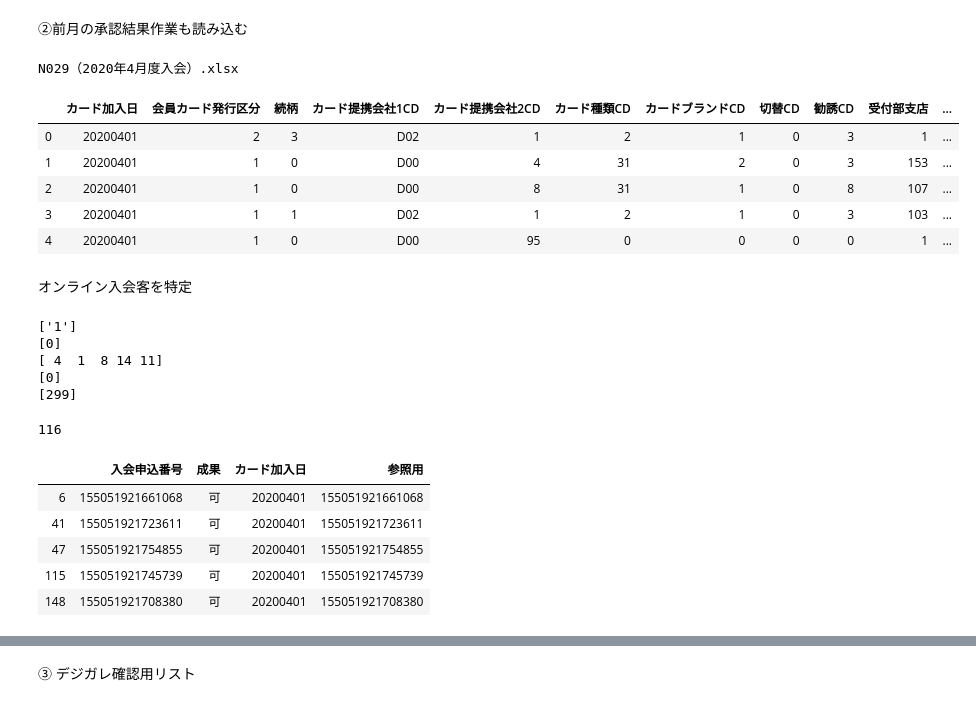
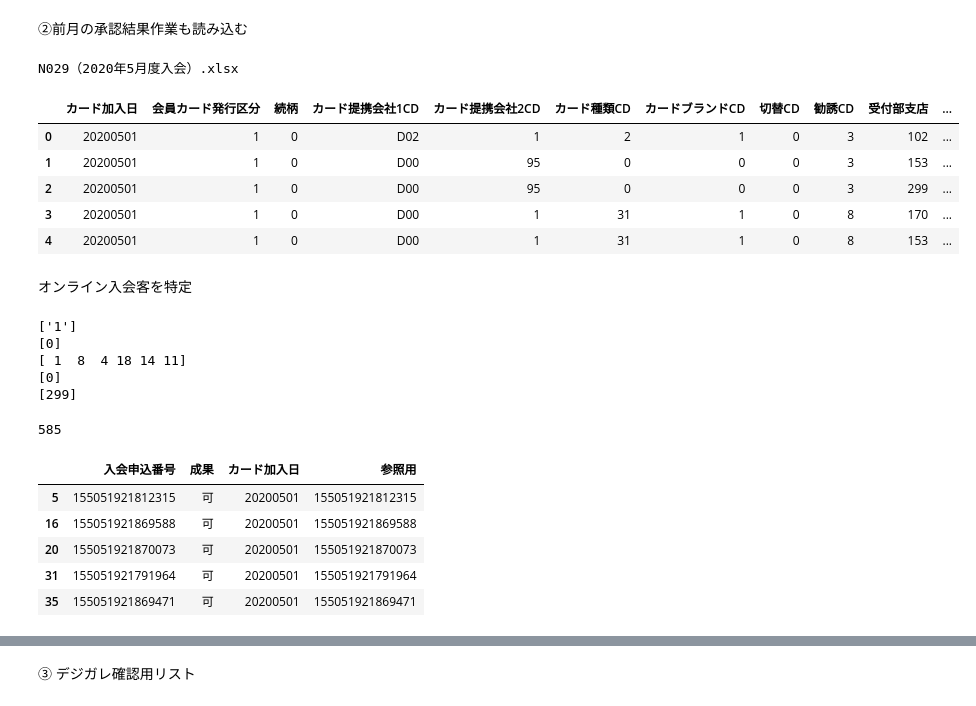
Before and after one commit to yakada/pandas_tutorial, a Jupyter notebook: data/アフィリエイト広告成果確定.ipynb, the cells around one changed output, grey strips where cells are left out. Drawn from its saved outputs; the diff is of its cells as text; code cells hidden in the pictures.

```diff
--- a/data/アフィリエイト広告成果確定.ipynb
+++ b/data/アフィリエイト広告成果確定.ipynb
@@ -31,20 +31,21 @@ import pandas as pd
 pd.set_option('display.max_columns', 100)
 # %%
 #ディレクトリ
-data_dir = Path("C:/Users/yakad\Documents/Yusuke_Akada_Jupyter_Notebook-master/file")
+data_dir = Path(r"C:\Users\crie072\Documents\21_Online")
+
 
 #承認月
 approval_month = "6月"
 
 #Input_file
 #①承認リスト（当月分）
-input_file_1 = "N029（2020年5月度入会）.xlsx"
+input_file_1 = "N029（2020年6月入会：6月19日承認分まで）.xlsx"
 
 #②承認リスト（前月分）
-input_file_2 = "N029（2020年4月度入会）.xlsx"
+input_file_2 = "N029（2020年5月度入会）.xlsx"
 
 #③ デジガレ確認用リスト
-input_file_3 = "20200524〆【JFRカード御中】成果データ&問い合わせ.xlsx"
+input_file_3 = "20200621〆【JFRカード御中】成果データ&問い合わせ.xlsx"
 
 #④ 累積承認リスト
 input_file_4 = "アフィリエイト広告_累積承認者リスト.xlsx"
@@ -53,9 +54,11 @@ input_file_4 = "アフィリエイト広告_累積承認者リスト.xlsx"
 #①オンライン承認リスト
 output_file_1 = f"online_{today_yyyymmdd}"
 print("Output①⇒",output_file_1)
+
 #②アフィリエイト月次成果承認確定リスト
 output_file_2 = f"確認済み成果データ_{today_yyyymmdd}"
 print("Output②⇒",output_file_2)
+
 #③アフィリエイト広告_承認者リスト_累積
 output_file_3 = f"アフィリエイト広告_承認者リスト_{today_yyyymmdd}"
 print("Output③⇒",output_file_3)
@@ -151,16 +154,16 @@ df_tmp.to_csv(data_dir /f"{output_file_1}.csv", index=False,header=True,encoding
 # %%
 print(input_file_2)
 
-df_pre = pd.read_excel(data_dir/f"{input_file_2}")
+df_pre = pd.read_excel(data_dir /r"input"/f"{input_file_2}")
 df_pre.head()
 # %% [output]
-N029（2020年4月度入会）.xlsx
+N029（2020年5月度入会）.xlsx
 |  | カード加入日 | 会員カード発行区分 | 続柄 | カード提携会社1CD | カード提携会社2CD | カード種類CD | カードブランドCD | 切替CD | 勧誘CD | 受付部支店 | ... |
-| 0 | 20200401 | 2 | 3 | D02 | 1 | 2 | 1 | 0 | 3 | 1 | ... |
-| 1 | 20200401 | 1 | 0 | D00 | 4 | 31 | 2 | 0 | 3 | 153 | ... |
-| 2 | 20200401 | 1 | 0 | D00 | 8 | 31 | 1 | 0 | 8 | 107 | ... |
-| 3 | 20200401 | 1 | 1 | D02 | 1 | 2 | 1 | 0 | 3 | 103 | ... |
-| 4 | 20200401 | 1 | 0 | D00 | 95 | 0 | 0 | 0 | 0 | 1 | ... |
+| 0 | 20200501 | 1 | 0 | D02 | 1 | 2 | 1 | 0 | 3 | 102 | ... |
+| 1 | 20200501 | 1 | 0 | D00 | 95 | 0 | 0 | 0 | 3 | 153 | ... |
+| 2 | 20200501 | 1 | 0 | D00 | 95 | 0 | 0 | 0 | 3 | 299 | ... |
+| 3 | 20200501 | 1 | 0 | D00 | 1 | 31 | 1 | 0 | 8 | 170 | ... |
+| 4 | 20200501 | 1 | 0 | D00 | 1 | 31 | 1 | 0 | 8 | 153 | ... |
 # %% [markdown]
 オンライン入会客を特定
 # %%
@@ -180,10 +183,10 @@ df_pre.shape[0]
 # %% [output]
 ['1']
 [0]
-[ 4  1  8 14 11]
+[ 1  8  4 18 14 11]
 [0]
 [299]
-116
+585
 # %%
 #"成果"カラムを追加
 df_pre['成果'] = "可"
@@ -193,11 +196,11 @@ df_pre=df_pre[['入会申込番号','成果','カード加入日','参照用']]
 df_pre.head()
 # %% [output]
 |  | 入会申込番号 | 成果 | カード加入日 | 参照用 |
-| 6 | 155051921661068 | 可 | 20200401 | 155051921661068 |
-| 41 | 155051921723611 | 可 | 20200401 | 155051921723611 |
-| 47 | 155051921754855 | 可 | 20200401 | 155051921754855 |
-| 115 | 155051921745739 | 可 | 20200401 | 155051921745739 |
-| 148 | 155051921708380 | 可 | 20200401 | 155051921708380 |
+| 5 | 155051921812315 | 可 | 20200501 | 155051921812315 |
+| 16 | 155051921869588 | 可 | 20200501 | 155051921869588 |
+| 20 | 155051921870073 | 可 | 20200501 | 155051921870073 |
+| 31 | 155051921791964 | 可 | 20200501 | 155051921791964 |
+| 35 | 155051921869471 | 可 | 20200501 | 155051921869471 |
 # %%
 #前月と当月の承認リストをドッキング
 df_app = pd.concat([df_pre, df_app])
```
Also changed, not shown: parts of 43 cells of this notebook.
